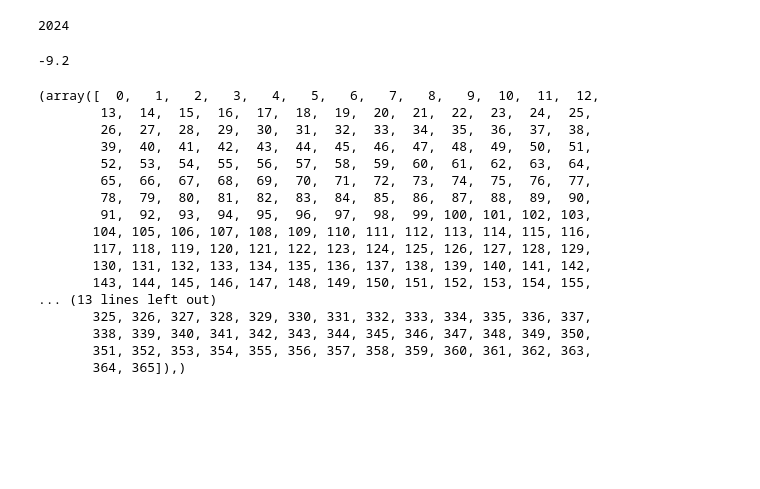
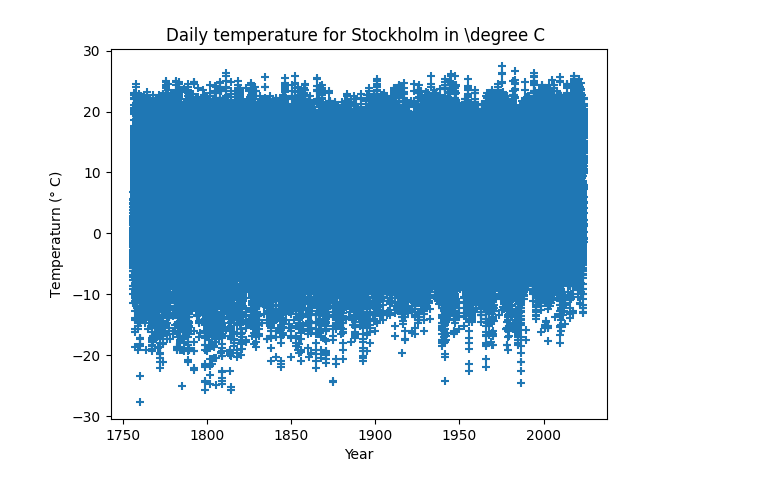
Before and after one commit to joshkarten/Computational-Physics, a Jupyter notebook: Mean Temperature.ipynb, the cells around one changed output. Drawn from its saved outputs; the diff is of its cells as text; code cells hidden in the pictures; blank space fills up the shorter version.

```diff
--- a/Mean Temperature.ipynb
+++ b/Mean Temperature.ipynb
@@ -9,34 +12,16 @@ datd = datd_
 # %%
 lastYear = datd[-1][0]
 firstYear = datd[0][0]
-print(datd[-1][0])
-# %% [output]
-2024
-# %%
-print(datT[1])
-# %% [output]
--9.2
-# %%
-p=np.where(datd[:,0].ravel()==firstYear)
-print(p)
-# %% [output]
-(array([  0,   1,   2,   3,   4,   5,   6,   7,   8,   9,  10,  11,  12,
-        13,  14,  15,  16,  17,  18,  19,  20,  21,  22,  23,  24,  25,
-        26,  27,  28,  29,  30,  31,  32,  33,  34,  35,  36,  37,  38,
-        39,  40,  41,  42,  43,  44,  45,  46,  47,  48,  49,  50,  51,
-        52,  53,  54,  55,  56,  57,  58,  59,  60,  61,  62,  63,  64,
-        65,  66,  67,  68,  69,  70,  71,  72,  73,  74,  75,  76,  77,
-        78,  79,  80,  81,  82,  83,  84,  85,  86,  87,  88,  89,  90,
-        91,  92,  93,  94,  95,  96,  97,  98,  99, 100, 101, 102, 103,
-       104, 105, 106, 107, 108, 109, 110, 111, 112, 113, 114, 115, 116,
-       117, 118, 119, 120, 121, 122, 123, 124, 125, 126, 127, 128, 129,
-       130, 131, 132, 133, 134, 135, 136, 137, 138, 139, 140, 141, 142,
-       143, 144, 145, 146, 147, 148, 149, 150, 151, 152, 153, 154, 155,
-... (13 lines left out)
-       325, 326, 327, 328, 329, 330, 331, 332, 333, 334, 335, 336, 337,
-       338, 339, 340, 341, 342, 343, 344, 345, 346, 347, 348, 349, 350,
-       351, 352, 353, 354, 355, 356, 357, 358, 359, 360, 361, 362, 363,
-       364, 365]),)
+# %%
+x=np.linspace(firstYear,lastYear,datT.size)
+fig,ax = plt.subplots()
+ax.scatter(x,datT, marker='+')
+ax.set_xlabel('Year')
+ax.set_ylabel(r'Temperaturn ($\degree$ C)')
+ax.set_title(r'Daily temperature for Stockholm in \degree C ')
+plt.show()
+# %% [output]
+[figure, added]
 # %%
 i=np.where(datd==firstYear)
 numPos = np.zeros(lastYear-firstYear+1)
```
Also changed, not shown: parts of 5 cells of this notebook.
